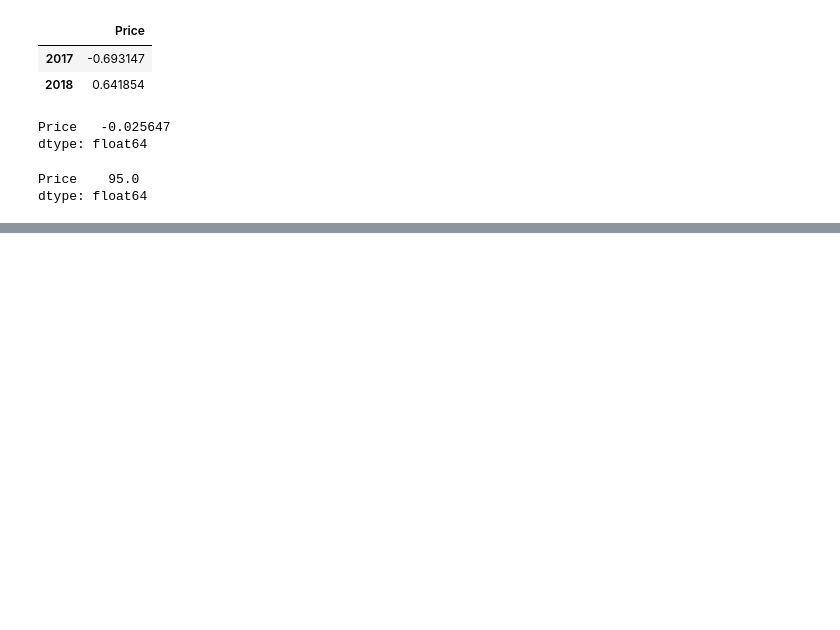
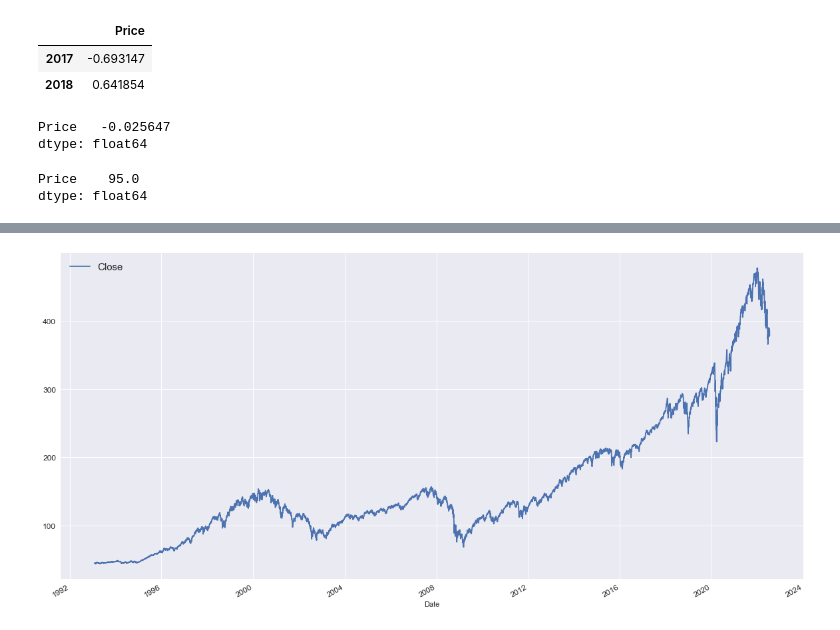
Before and after one commit to Janadhi14/Algo-trading, a Jupyter notebook: Introduction.ipynb, the cells around one changed output, grey strips where cells are left out. Drawn from its saved outputs; the diff is of its cells as text; code cells hidden in the pictures; blank space fills up the shorter version.

```diff
--- a/Introduction.ipynb
+++ b/Introduction.ipynb
@@ -830,3 +830,5 @@ dtype: float64
 # %% [output]
 Price    95.0
 dtype: float64
+# %%
+SPY = yf.download("SPY")
@@ -832,0 +854,4 @@ dtype: float64
+# %%
+# not we want the close and we need it in a dataframe format
+spy = SPY.Close.to_frame()
+spy
@@ -832,0 +873,6 @@ dtype: float64
+# %%
+spy.plot(figsize = (20,10), fontsize =12)
+plt.legend(loc = "upper left", fontsize = 15)
+plt.show()
+# %% [output]
+[figure, added]
```
Also changed, not shown: parts of 6 cells of this notebook.
